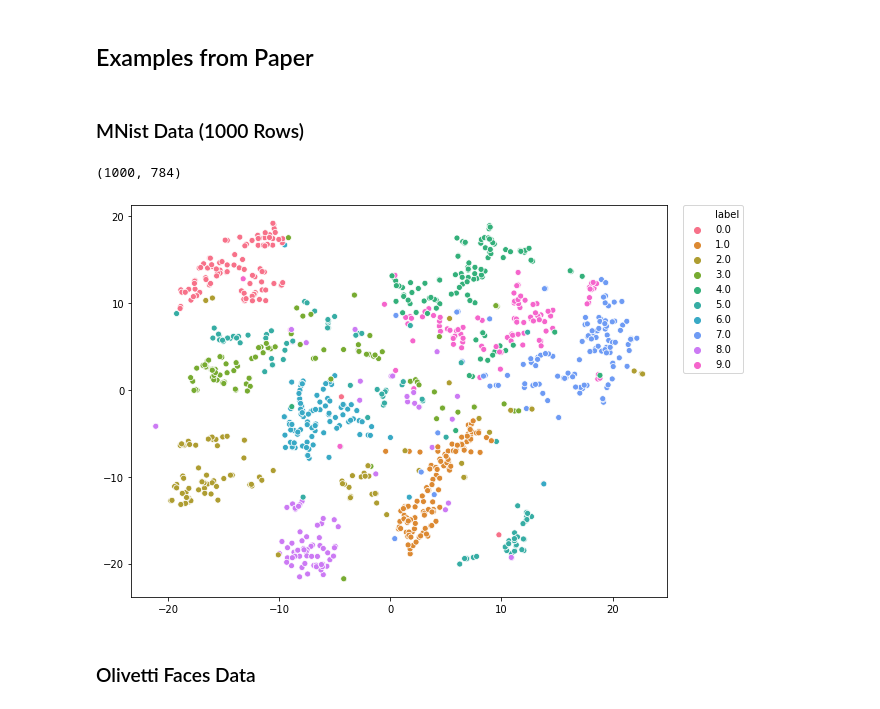
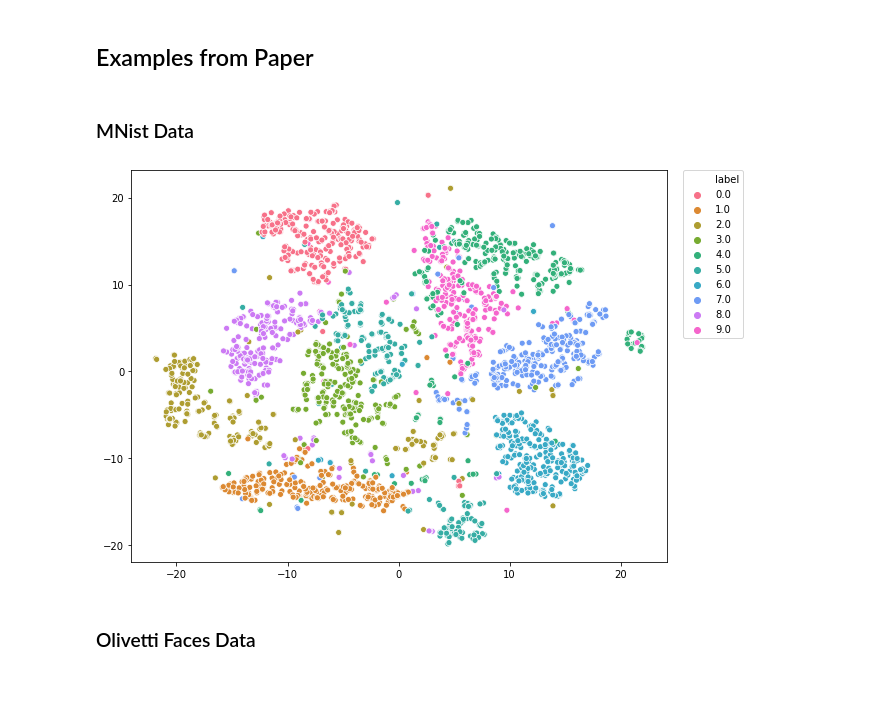
Before and after one commit to aashareddy14/tsne_project, a Jupyter notebook: Examples.ipynb, the cells around one changed output. Drawn from its saved outputs; the diff is of its cells as text; code cells hidden in the pictures.

```diff
--- a/Examples.ipynb
+++ b/Examples.ipynb
@@ -25,19 +25,15 @@ def pca(X):
 # %% [markdown]
 ## Examples from Paper
 # %% [markdown]
-### MNist Data (1000 Rows)
+### MNist Data
 # %%
 X = np.loadtxt("Data/mnist2500_X.txt")
-labels = np.loadtxt("Data/mnist2500_labels.txt")[:1000]
-small = X[:1000]
-small.shape
+labels = np.loadtxt("Data/mnist2500_labels.txt")
-# %% [output]
-(1000, 784)
 # %%
-yout = TSNE(small)
+yout = TSNE(X)
 TSNE_plot(yout, labels)
 # %% [output]
-[figure, old version]
+[figure, new version]
 # %% [markdown]
 ### Olivetti Faces Data
 # %%
```
